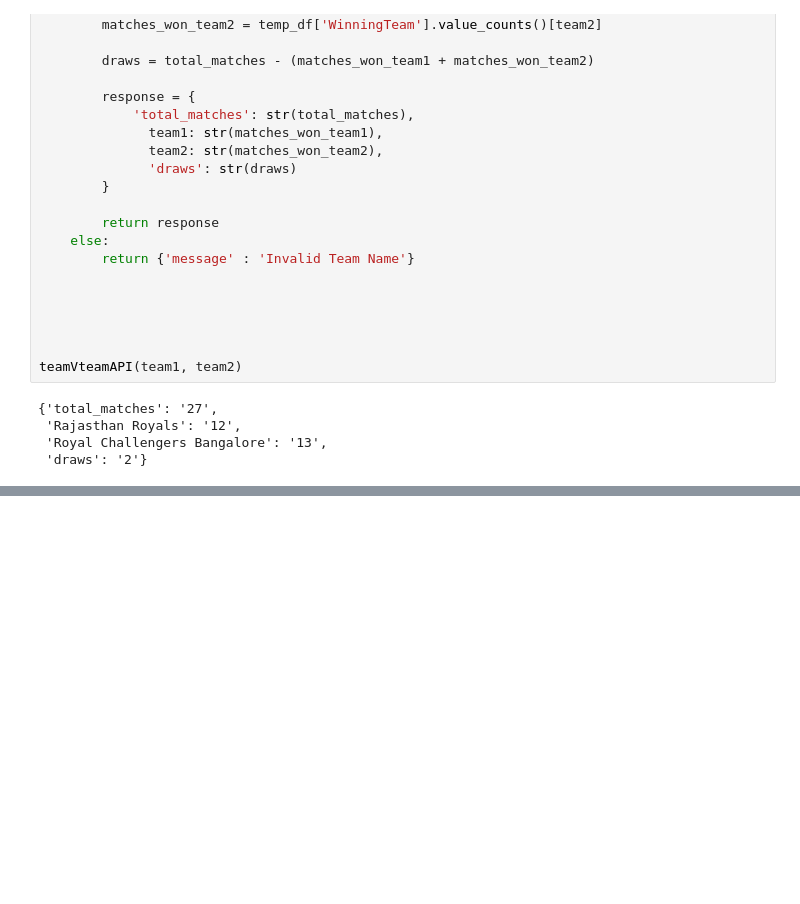
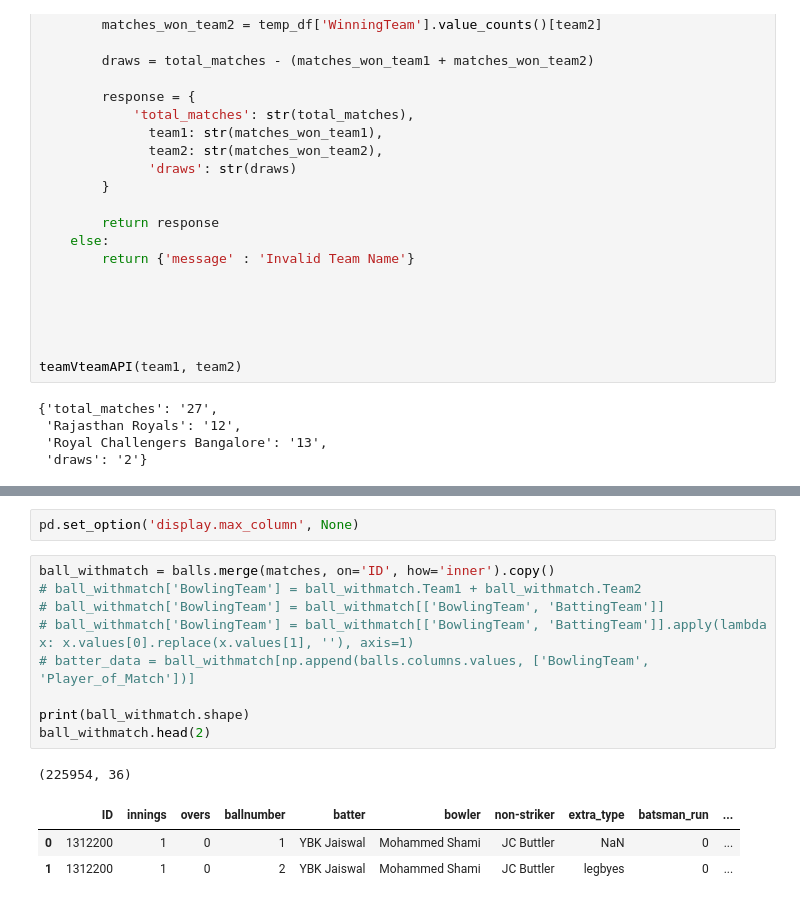
Before and after one commit to ndangol4873/ML_NOTE, a Jupyter notebook: Python/API/Flask_API_campusx/Experiment.ipynb, the cells around one changed output, grey strips where cells are left out. Saved outputs shown, nothing was run; the diff lists cells and outputs as text; blank space fills up the shorter version.

```diff
--- a/Python/API/Flask_API_campusx/Experiment.ipynb
+++ b/Python/API/Flask_API_campusx/Experiment.ipynb
@@ -98,0 +110,16 @@ teamVteamAPI(team1, team2)
+# %%
+pd.set_option('display.max_column', None)
+# %%
+ball_withmatch = balls.merge(matches, on='ID', how='inner').copy()
+# ball_withmatch['BowlingTeam'] = ball_withmatch.Team1 + ball_withmatch.Team2
+# ball_withmatch['BowlingTeam'] = ball_withmatch[['BowlingTeam', 'BattingTeam']]
+# ball_withmatch['BowlingTeam'] = ball_withmatch[['BowlingTeam', 'BattingTeam']].apply(lambda x: x.values[0].replace(x.values[1], ''), axis=1)
+# batter_data = ball_withmatch[np.append(balls.columns.values, ['BowlingTeam', 'Player_of_Match'])]
+
+print(ball_withmatch.shape)
+ball_withmatch.head(2)
+# %% [output]
+(225954, 36)
+|  | ID | innings | overs | ballnumber | batter | bowler | non-striker | extra_type | batsman_run | ... |
+| 0 | 1312200 | 1 | 0 | 1 | YBK Jaiswal | Mohammed Shami | JC Buttler | NaN | 0 | ... |
+| 1 | 1312200 | 1 | 0 | 2 | YBK Jaiswal | Mohammed Shami | JC Buttler | legbyes | 0 | ... |
```
Also changed, not shown: parts of 19 cells of this notebook, 2 other files.
